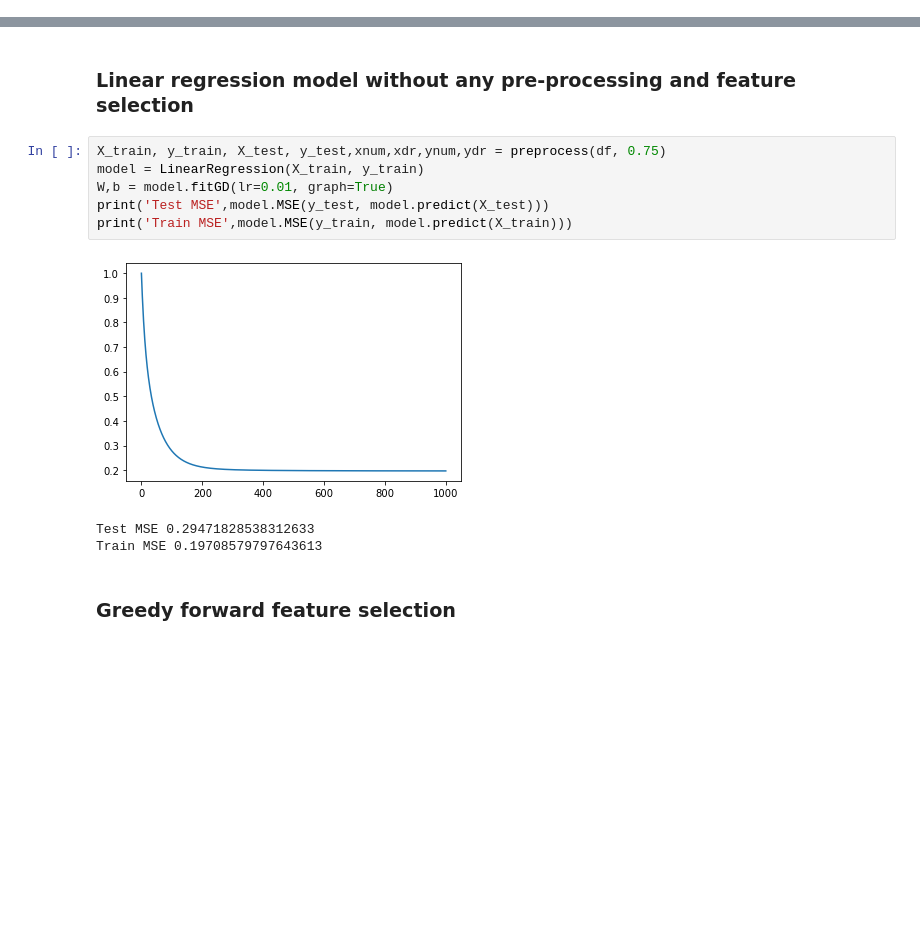
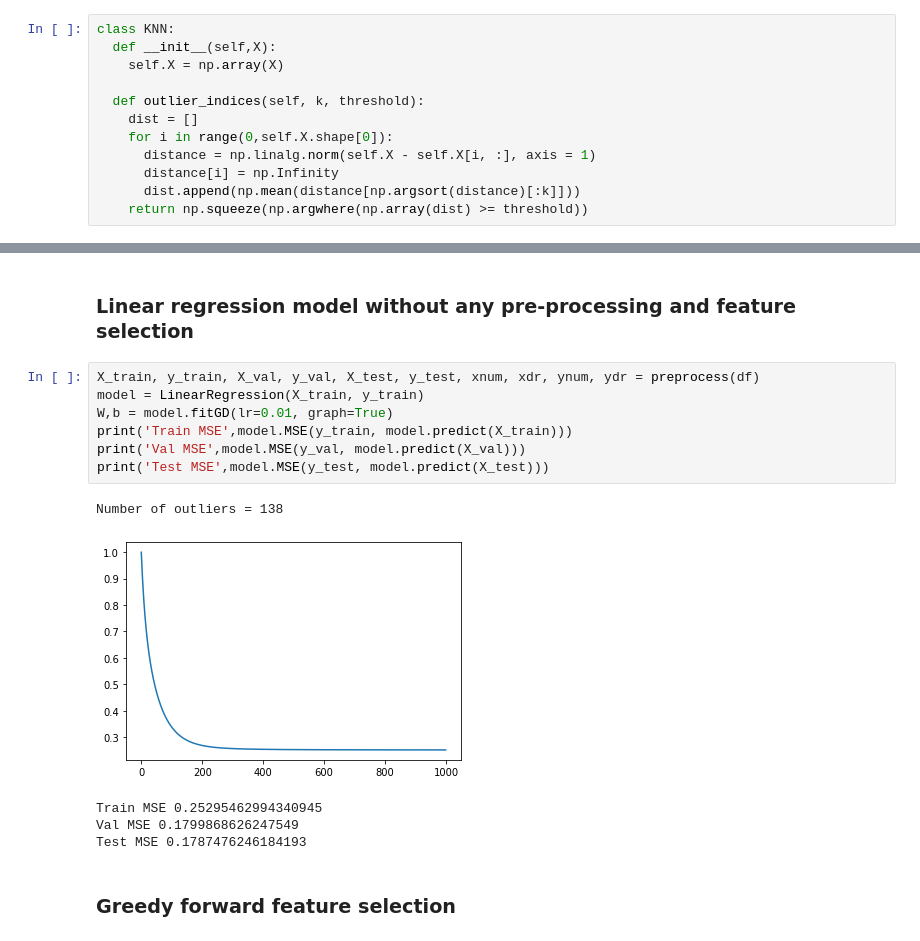
Before and after one commit to durba-s/FODS_Assignment, a Jupyter notebook: FODS_A2.ipynb, the cells around one changed output, grey strips where cells are left out. Cells and saved outputs as stored; diff of their text form; blank space fills up the shorter version.

```diff
--- a/FODS_A2.ipynb
+++ b/FODS_A2.ipynb
@@ -107,3 +75,15 @@ plt.show()
 # %% [markdown]
 ## Data Preprocessing
+# %%
+class KNN:
+  def __init__(self,X):
+    self.X = np.array(X)
+
+  def outlier_indices(self, k, threshold):
+    dist = []
+    for i in range(0,self.X.shape[0]):
+      distance = np.linalg.norm(self.X - self.X[i, :], axis = 1)
+      distance[i] = np.Infinity
+      dist.append(np.mean(distance[np.argsort(distance)[:k]]))
+    return np.squeeze(np.argwhere(np.array(dist) >= threshold))
 # %%
@@ -271,15 +274,18 @@ def GBFS(X_train, y_train, X_test, y_test):
 # %% [markdown]
 ### Linear regression model without any pre-processing and feature selection
 # %%
-X_train, y_train, X_test, y_test,xnum,xdr,ynum,ydr = preprocess(df, 0.75)
+X_train, y_train, X_val, y_val, X_test, y_test, xnum, xdr, ynum, ydr = preprocess(df)
 model = LinearRegression(X_train, y_train)
 W,b = model.fitGD(lr=0.01, graph=True)
+print('Train MSE',model.MSE(y_train, model.predict(X_train)))
+print('Val MSE',model.MSE(y_val, model.predict(X_val)))
 print('Test MSE',model.MSE(y_test, model.predict(X_test)))
-print('Train MSE',model.MSE(y_train, model.predict(X_train)))
 # %% [output]
+Number of outliers = 138
-[figure, old version]
+[figure, new version]
-Test MSE 0.29471828538312633
-Train MSE 0.19708579797643613
+Train MSE 0.25295462994340945
+Val MSE 0.1799868626247549
+Test MSE 0.1787476246184193
 # %% [markdown]
 ### Greedy forward feature selection
 # %%
```
Also changed, not shown: parts of 15 cells of this notebook.
